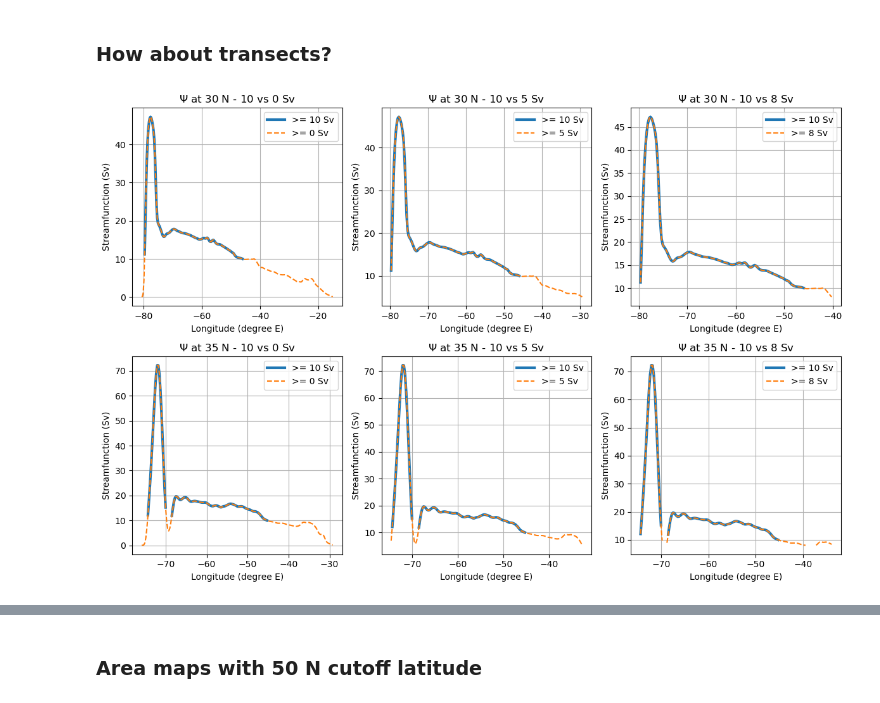
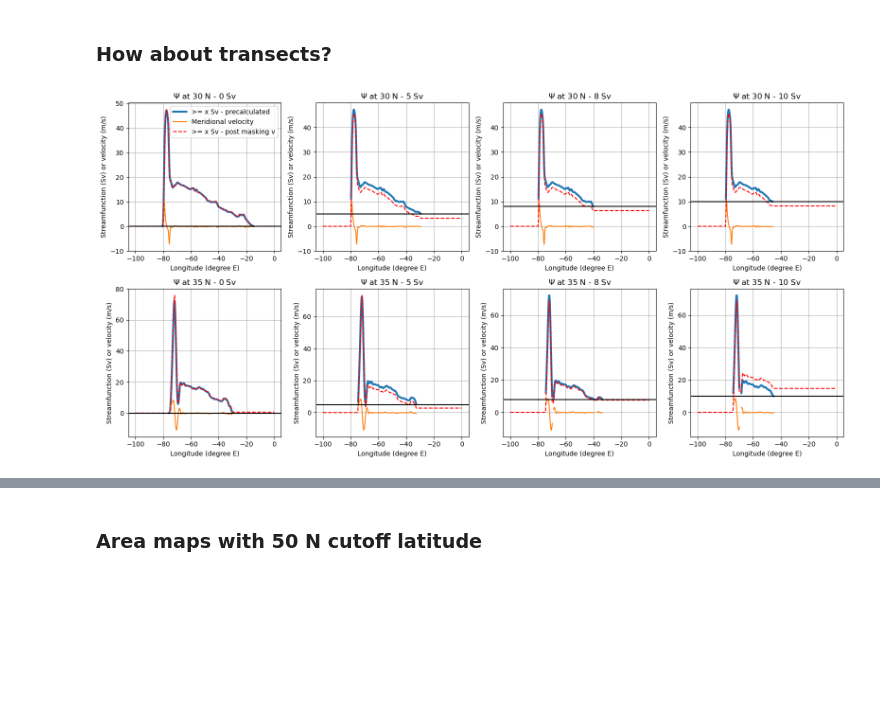
Before and after one commit to dhruvbhagtani/North-Atlantic-Oscillation-tests, a Jupyter notebook: Repeat-year-forcing-setup/betaV-area-integration.ipynb, the cells around one changed output, grey strips where cells are left out. Drawn from its saved outputs; the diff is of its cells as text; code cells hidden in the pictures; blank space fills up the shorter version.

```diff
--- a/Repeat-year-forcing-setup/betaV-area-integration.ipynb
+++ b/Repeat-year-forcing-setup/betaV-area-integration.ipynb
@@ -40,5 +40,6 @@ client
 # %%
 start_time, end_time = '2041-01-01', '2080-12-31'
+time_period = '40 years'
 x_min, x_max = -100, 10
 y_min, y_max = 10, 75
 ρ0 = 1035
@@ -153,0 +143,11 @@ area_bu_NA = (area_bu_NA * psi_itp_NA)/(psi_itp_NA)
+# %%
+if(time_period == '1 month'):
+    psi_itp_NA = (vmo_2d_itp.sel(xq = slice(x_min, x_max)).sel(yq = slice(y_min + 5, y_max)).mean('time').cumsum('xq'))/(1e6 * ρ0)
+    area_bu_NA = area_bu.sel(xq = slice(x_min, x_max)).sel(yq = slice(y_min + 5, y_max))
+else:
+    fig, ax1 = plt.subplots(figsize = (6*1.2, 3.6*1.2), subplot_kw = {'projection': ccrs.Robinson(central_longitude = 260)})
+    psi = psi_func(ax1)
+    ax1.set_title('')
+    psi_itp = grid.interp(psi, 'X')
+    psi_itp = grid.interp(psi_itp, 'Y')
+    psi_itp_NA = psi_itp.sel(xq = slice(x_min, x_max)).sel(yq = slice(y_min, y_max))
@@ -213,27 +217,33 @@ Integrated betaV for psi >= 0 Sv: 178.64291258979264
 We get errors larger than our predictions. This could be because of our two assumptions. These assumptions can be discussed in more detail by looking at transects.
 # %% [markdown]
 ### How about transects?
-# %%
-def psi_transect_plot(row, col, cutoff1, cutoff2, latitude):
-    psi_itp.where(psi_itp >=cutoff1).sel(yq = latitude, method = 'nearest').sel(xq = slice(-100, 10)).plot(label = '>= ' + str(cutoff1) + ' Sv',
-                                                                                                    lw = 3, ax = axes[row][col])
-    psi_itp.where(psi_itp >=cutoff2).sel(yq = latitude, method = 'nearest').sel(xq = slice(-100, 10)).plot(label = '>= ' + str(cutoff2) + ' Sv',
-                                                                                                    ls = '--', ax = axes[row][col])
-    axes[row][col].legend()
-    axes[row][col].grid()
-    axes[row][col].set_ylabel('Streamfunction (Sv)')
-    axes[row][col].set_xlabel('Longitude (degree E)')
-    axes[row][col].set_title('$\Psi$ at ' + str(latitude) + ' N - ' + str(cutoff1) + ' vs ' + str(cutoff2) + ' Sv')
-
-fig, axes = plt.subplots(nrows = 2, ncols = 3, figsize = (12, 8))
-
-psi_transect_plot(0, 0, 10, 0, 30)
-psi_transect_plot(0, 1, 10, 5, 30)
-psi_transect_plot(0, 2, 10, 8, 30)
-psi_transect_plot(1, 0, 10, 0, 35)
-psi_transect_plot(1, 1, 10, 5, 35)
-psi_transect_plot(1, 2, 10, 8, 35)
-
-plt.tight_layout()
-# %% [output]
-[figure, removed]
+# %%
+def psi_transect_plot_cumsum(row, col, cutoff, latitude):
+    psi_itp.where(psi_itp >=cutoff).sel(yq = latitude, method = 'nearest').sel(xq = slice(-100, 0)).plot(label = '>= x Sv - precalculated',
+                                                                                                          lw = 3, ax = axes[row][col])
+    (vmo_2d_itp.mean('time')/1e6/ρ0).where(psi_itp >=cutoff).sel(yq = latitude, method = 'nearest').sel(xq = slice(-100, 0)).plot(label = 'Meridional velocity',
+                                                                                                                      ax = axes[row][col])
+    (vmo_2d_itp.mean('time')/1e6/ρ0).where(psi_itp >=cutoff).sel(yq = latitude, method = 'nearest').sel(xq = slice(-100, 0)).cumsum(
+        'xq').plot(label = '>= x Sv - post masking v', ls = '--', ax = axes[row][col], color = 'red')
+    axes[row][col].axhline(cutoff, color = 'black')
+    axes[row][col].grid()
+    axes[row][col].set_ylabel('Streamfunction (Sv) or velocity (m/s)')
+    axes[row][col].set_xlabel('Longitude (degree E)')
+    axes[row][col].set_title('$\Psi$ at ' + str(latitude) + ' N - ' + str(cutoff) + ' Sv')
+    if(row == 0 and col == 0):
+        axes[row][col].legend()
+
+fig, axes = plt.subplots(nrows = 2, ncols = 4, figsize = (16, 8))
+
+psi_transect_plot_cumsum(0, 0, 0, 30)
+psi_transect_plot_cumsum(0, 1, 5, 30)
+psi_transect_plot_cumsum(0, 2, 8, 30)
+psi_transect_plot_cumsum(0, 3, 10, 30)
+psi_transect_plot_cumsum(1, 0, 0, 35)
+psi_transect_plot_cumsum(1, 1, 5, 35)
+psi_transect_plot_cumsum(1, 2, 8, 35)
+psi_transect_plot_cumsum(1, 3, 10, 35)
+
+plt.tight_layout()
+# %% [output]
+[figure, added]
```
Also changed, not shown: parts of 8 cells of this notebook.
